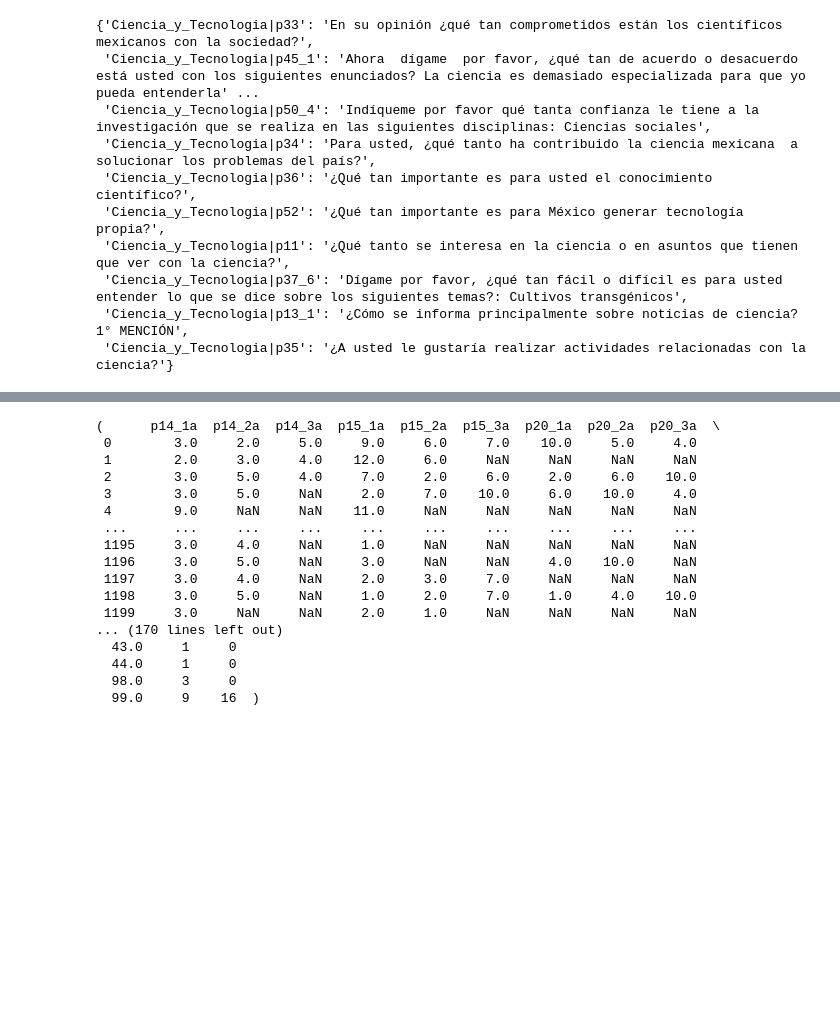
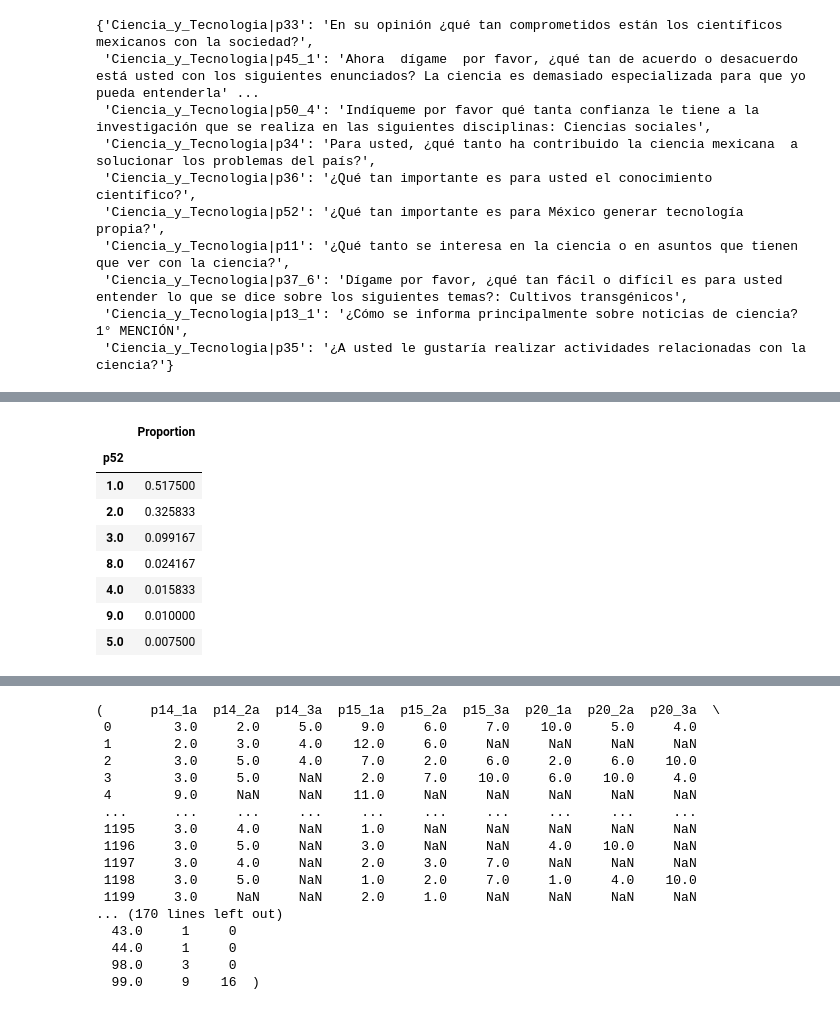
Before and after one commit to salvadorVMA/navegador, a Jupyter notebook: test_genai.ipynb, the cells around one changed output, grey strips where cells are left out. Saved outputs shown, nothing was run; the diff lists cells and outputs as text; code cells hidden in the pictures; blank space fills up the shorter version.

```diff
--- a/test_genai.ipynb
+++ b/test_genai.ipynb
@@ -874,0 +901,35 @@ sel_dict
+# %%
+# tmp_val_etq_dict contiene las etiquetas de valor de las variables seleccionadas
+
+tmp_val_etq_dict = {k:v for k, v in enc_dict[enc_ID]['metadata']['variable_value_labels'].items() if k in tmp_var_lst  }
+
+for subdict in tmp_val_etq_dict.values():
+    for key in subdict:
+        subdict[key] = subdict[key].replace('(esp.)', '').strip()
+    max_key = max(subdict.keys())
+    if max_key == 99.0:
+        subdict[max_key] = 'No sabe/ No contesta'
+        subdict.pop(98.0, None)
+    elif max_key == 9.0:
+        subdict[max_key] = 'No sabe/ No contesta'
+        subdict.pop(8.0, None)
+
+tmp_df_dict = {}
+
+for key in tmp_val_etq_dict:
+    # Create a dataframe from value counts, excluding NaN values
+    value_counts_df = enc_dict[enc_ID]['dataframe'][key].value_counts(normalize=True, dropna=True).to_frame(name='Proportion')
+    if max(value_counts_df.index) == 99.0:
+        if 98.0 in value_counts_df.index:
+            value_counts_df.loc[99.0] += value_counts_df.loc[98.0]
+            value_counts_df = value_counts_df.drop(98.0)
+    elif max(value_counts_df.index) == 9.0:
+        if 8.0 in value_counts_df.index:
+            value_counts_df.loc[9.0] += value_counts_df.loc[8.0]
+            value_counts_df = value_counts_df.drop(8.0)
+    # Use the values of the subdict as index
+    value_counts_df.index = value_counts_df.index.map(tmp_val_etq_dict[key])
+
+    # Store the dataframe in the dictionary
+    tmp_df_dict[key] = value_counts_df
+tmp_df_dict
@@ -874,0 +954,12 @@ sel_dict
+# %%
+enc_dict[enc_ID]['dataframe'][key].value_counts(normalize=True, dropna=True).to_frame(name='Proportion')
+# %% [output]
+|  | Proportion |
+| p52 |  |
+| 1.0 | 0.517500 |
+| 2.0 | 0.325833 |
+| 3.0 | 0.099167 |
+| 8.0 | 0.024167 |
+| 4.0 | 0.015833 |
+| 9.0 | 0.010000 |
+| 5.0 | 0.007500 |
```
Also changed, not shown: parts of 6 cells of this notebook.
